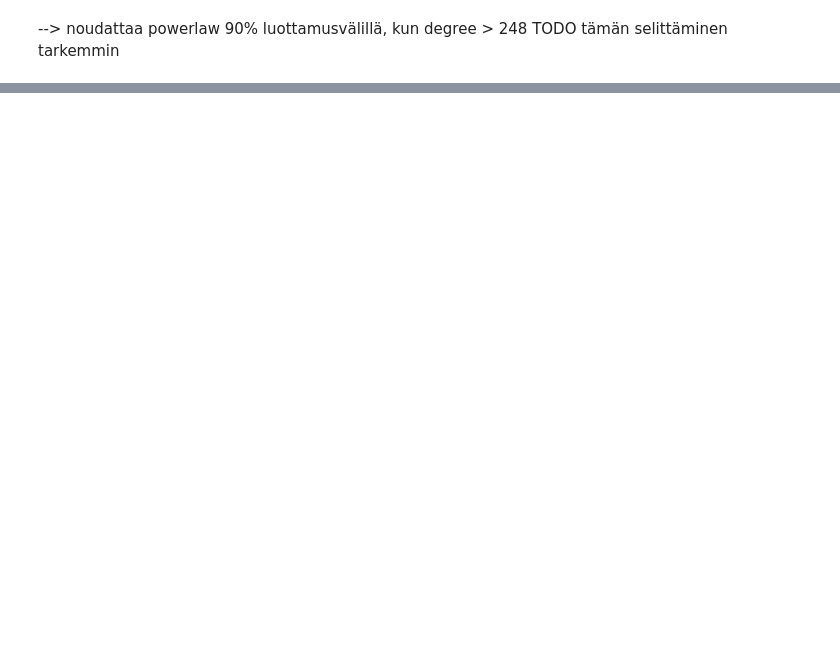
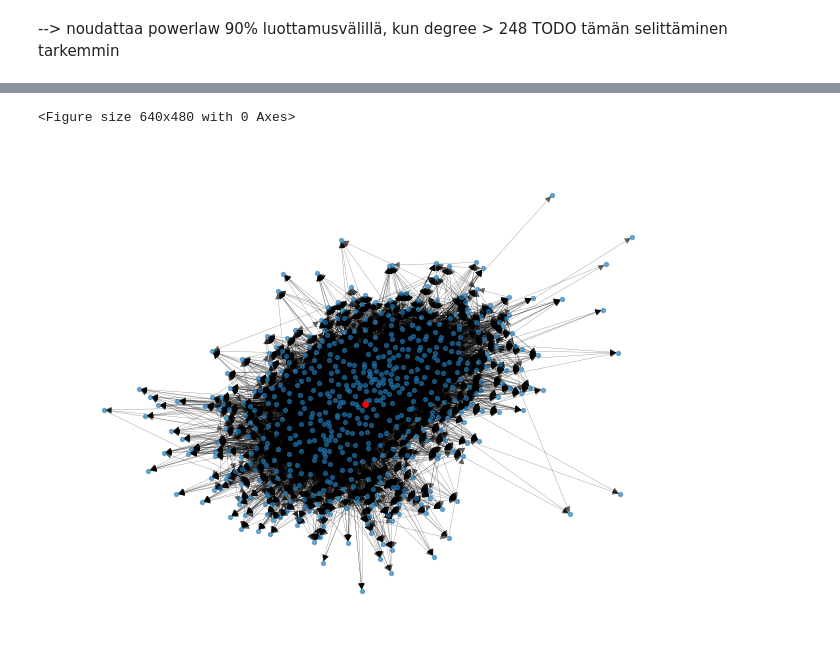
Before and after one commit to JereMakkonen/wikipedia-vote-link-prediction, a Jupyter notebook: project17.ipynb, the cells around one changed output, grey strips where cells are left out. Saved outputs shown, nothing was run; the diff lists cells and outputs as text; code cells hidden in the pictures; blank space fills up the shorter version.

```diff
--- a/project17.ipynb
+++ b/project17.ipynb
@@ -152,0 +179,3 @@ TODO tämän selittäminen tarkemmin
+# %%
+ego_top1 = nx.ego_graph(G, 2565)
+ego_top2 = nx.ego_graph(G, 1549)
@@ -152,0 +195,13 @@ TODO tämän selittäminen tarkemmin
+# %%
+plt.clf()
+
+pos = nx.spring_layout(ego_top2, seed=42, k=2)
+
+plt.figure()
+
+nx.draw(ego_top2, pos, node_size=8, width=0.2, alpha=0.6)
+nx.draw_networkx_nodes(ego_top1, pos, nodelist=[1549], node_color='red', node_size=15)
+plt.show()
+# %% [output]
+<Figure size 640x480 with 0 Axes>
+[figure, added]
```
Also changed, not shown: parts of 9 cells of this notebook.
